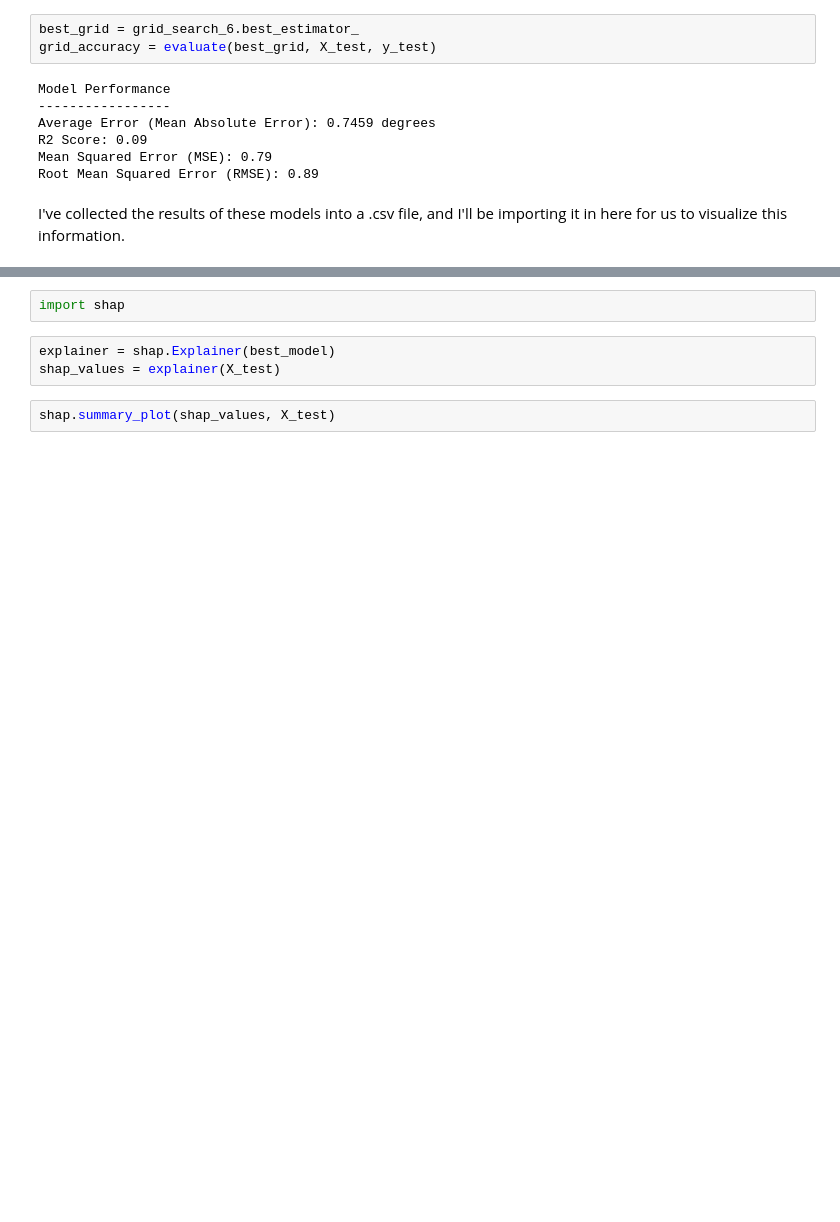
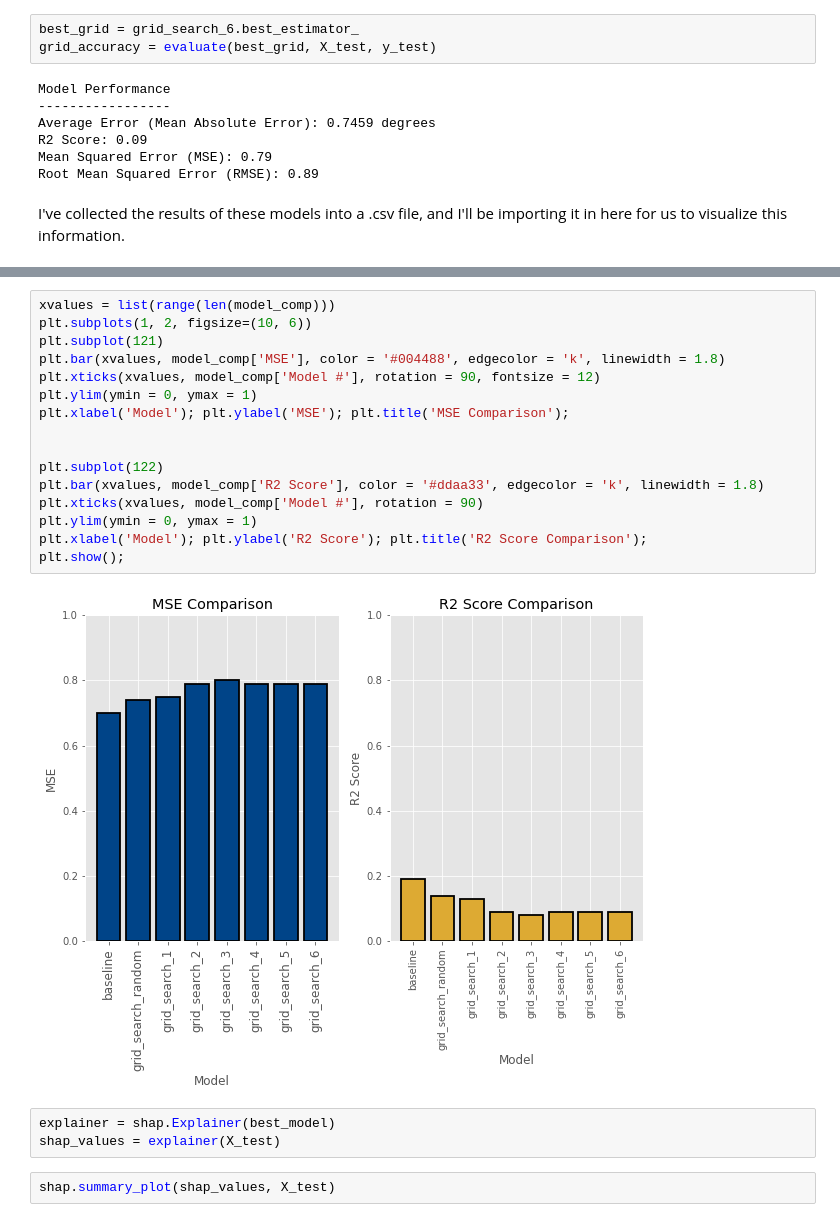
Before and after one commit to KatyaZeross/TrekPredict, a Jupyter notebook: Part2_StarTrek_Modelling(New).ipynb, the cells around one changed output, grey strips where cells are left out. Cells and saved outputs as stored; diff of their text form; blank space fills up the shorter version.

```diff
--- a/Part2_StarTrek_Modelling(New).ipynb
+++ b/Part2_StarTrek_Modelling(New).ipynb
@@ -1204,5 +1208,21 @@ plt.show();
-# %%
-import shap
+# %%
+xvalues = list(range(len(model_comp)))
+plt.subplots(1, 2, figsize=(10, 6))
+plt.subplot(121)
+plt.bar(xvalues, model_comp['MSE'], color = '#004488', edgecolor = 'k', linewidth = 1.8)
+plt.xticks(xvalues, model_comp['Model #'], rotation = 90, fontsize = 12)
+plt.ylim(ymin = 0, ymax = 1)
+plt.xlabel('Model'); plt.ylabel('MSE'); plt.title('MSE Comparison');
+
+
+plt.subplot(122)
+plt.bar(xvalues, model_comp['R2 Score'], color = '#ddaa33', edgecolor = 'k', linewidth = 1.8)
+plt.xticks(xvalues, model_comp['Model #'], rotation = 90)
+plt.ylim(ymin = 0, ymax = 1)
+plt.xlabel('Model'); plt.ylabel('R2 Score'); plt.title('R2 Score Comparison');
+plt.show();
+# %% [output]
+[figure, added]
 # %%
 explainer = shap.Explainer(best_model)
 shap_values = explainer(X_test)
```
Also changed, not shown: parts of 9 cells of this notebook, 2 other files.
